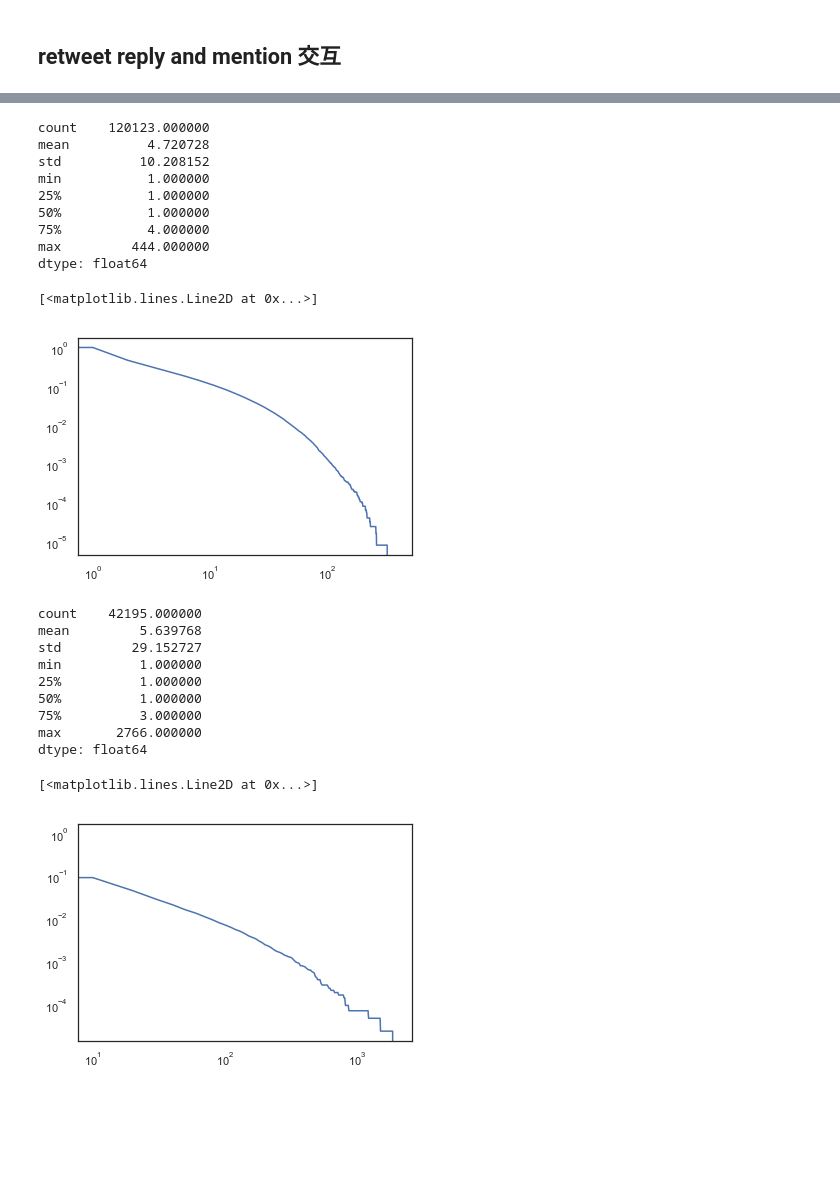
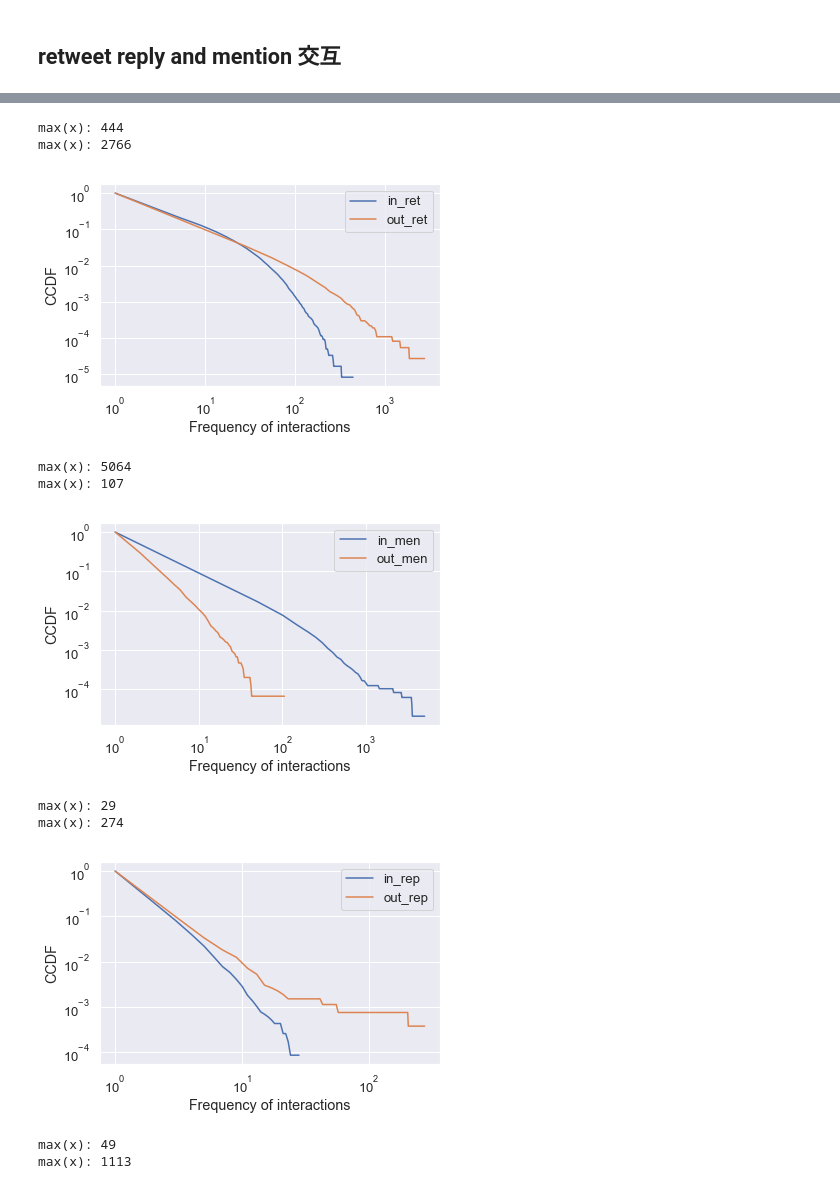
Before and after one commit to kayzhou/fake_news_during_election, a Jupyter notebook: interaction_with_ira.ipynb, the cells around one changed output, grey strips where cells are left out. Drawn from its saved outputs; the diff is of its cells as text; code cells hidden in the pictures; blank space fills up the shorter version.

```diff
--- a/interaction_with_ira.ipynb
+++ b/interaction_with_ira.ipynb
@@ -344,38 +364,39 @@ dtype: float64
-# %%
-freq = pd.Series([v for v in users.in_ret if v > 0])
-print(freq.describe())
-x, cdf, pdf = get_cdf_pdf(freq, 0, 400, 1)
-plt.yscale('log')
-plt.xscale('log')
-plt.plot(x, cdf)
-# %% [output]
-count    120123.000000
-mean          4.720728
-std          10.208152
-min           1.000000
-25%           1.000000
-50%           1.000000
-75%           4.000000
-max         444.000000
-dtype: float64
-[<matplotlib.lines.Line2D at 0x...>]
-[figure, removed]
-# %%
-freq = pd.Series([v for v in users.out_ret if v > 0])
-print(freq.describe())
-x, cdf, pdf = get_cdf_pdf(freq, 0, 2000, 10)
-plt.yscale('log')
-plt.xscale('log')
-plt.plot(x, cdf)
-# %% [output]
-count    42195.000000
-mean         5.639768
-std         29.152727
-min          1.000000
-25%          1.000000
-50%          1.000000
-75%          3.000000
-max       2766.000000
-dtype: float64
-[<matplotlib.lines.Line2D at 0x...>]
-[figure, removed]
+# %%
+sns.set(style="darkgrid", font_scale=1.2)
+
+for beh in ["ret", "men", "rep", "quo"]:
+
+    plt.figure(figsize=(6, 4))
+    # ax = plt.subplot(121)
+    freq = pd.Series([v for v in users["in_" + beh] if v > 0])
+    # print(freq.describe())
+    x, cdf, pdf = get_cdf_pdf(freq, 1)
+    plt.yscale('log')
+    plt.xscale('log')
+    plt.plot(x, cdf, label="in_" + beh)
+
+    # ax = plt.subplot(122)
+    freq = pd.Series([v for v in users["out_" + beh] if v > 0])
+    # print(freq.describe())
+    x, cdf, pdf = get_cdf_pdf(freq, 1)
+    plt.yscale('log')
+    plt.xscale('log')
+    plt.ylabel("CCDF")
+    plt.xlabel("Frequency of interactions")
+    plt.plot(x, cdf, label="out_" + beh)
+    plt.legend()
+    plt.tight_layout()
+    plt.savefig("fig/Frequency of interactions {}.pdf".format(beh), dpi=300)
+    plt.show(); plt.close()
+# %% [output]
+max(x): 444
+max(x): 2766
+[figure, added]
+max(x): 5064
+max(x): 107
+[figure, added]
+max(x): 29
+max(x): 274
+[figure, added]
+max(x): 49
+max(x): 1113
```
Also changed, not shown: parts of 33 cells of this notebook, 5 other files.
